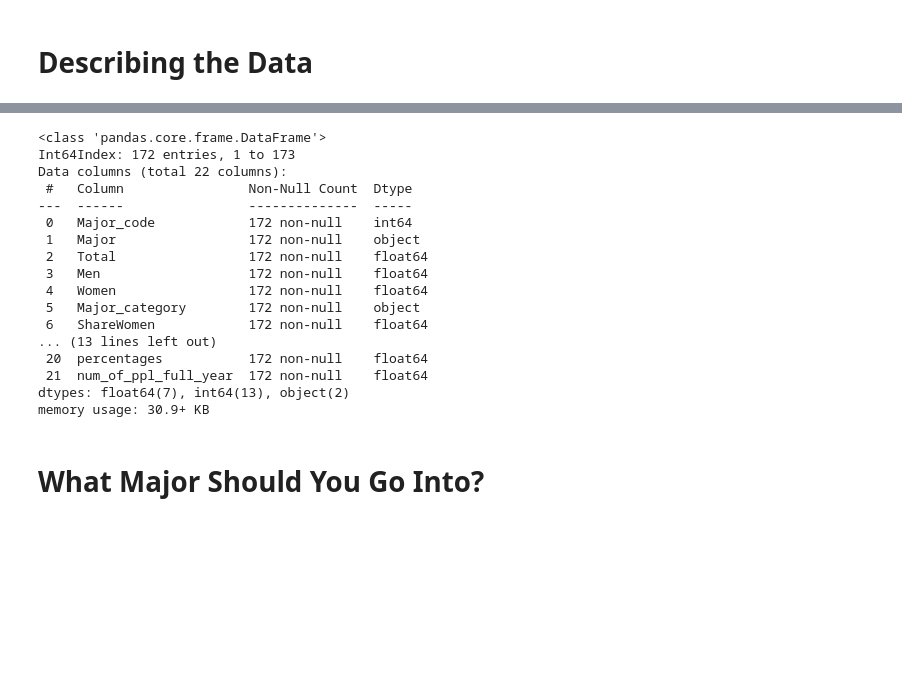
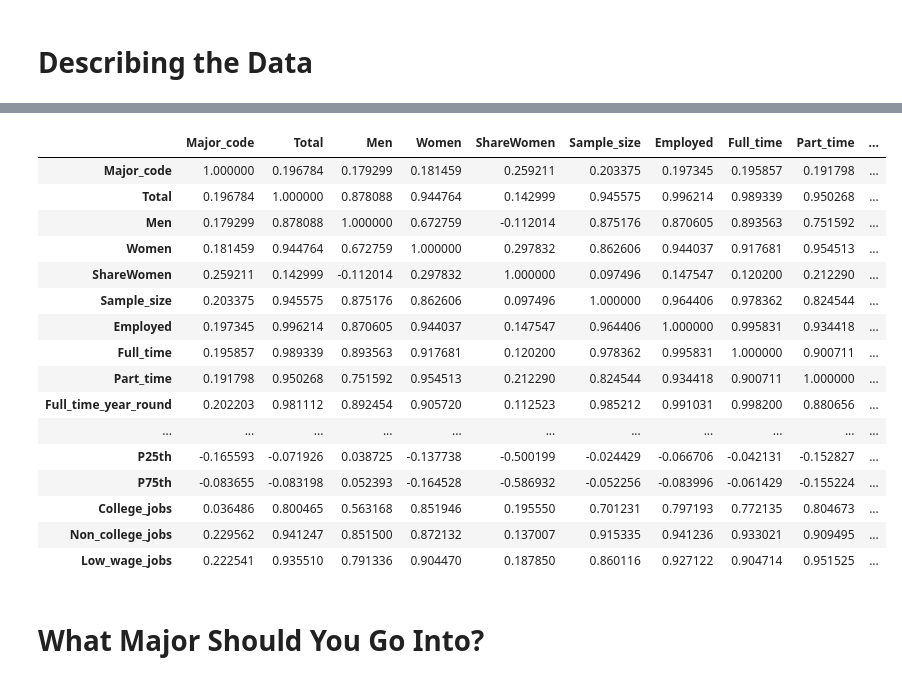
Before and after one commit to ekreher22/DataScience2021F, a Jupyter notebook: Unit 2/project2.ipynb, the cells around one changed output, grey strips where cells are left out. Cells and saved outputs as stored; diff of their text form; code cells hidden in the pictures; blank space fills up the shorter version.

```diff
--- a/Unit 2/project2.ipynb
+++ b/Unit 2/project2.ipynb
@@ -39,25 +39,25 @@ majors.describe()
 | 75% | 5503.250000 | 38909.750000 | 14631.000000 | 22553.750000 | 0.703299 | 339.000000 | 31701.25000 | 25447.250000 | 9981.000000 | ... |
 | max | 6403.000000 | 393735.000000 | 173809.000000 | 307087.000000 | 0.968954 | 4212.000000 | 307933.00000 | 251540.000000 | 115172.000000 | ... |
 # %%
-majors.info()
+majors.corr()
 # %% [output]
-<class 'pandas.core.frame.DataFrame'>
-Int64Index: 172 entries, 1 to 173
-Data columns (total 22 columns):
- #   Column                Non-Null Count  Dtype
----  ------                --------------  -----
- 0   Major_code            172 non-null    int64
- 1   Major                 172 non-null    object
- 2   Total                 172 non-null    float64
- 3   Men                   172 non-null    float64
- 4   Women                 172 non-null    float64
- 5   Major_category        172 non-null    object
- 6   ShareWomen            172 non-null    float64
-... (13 lines left out)
- 20  percentages           172 non-null    float64
- 21  num_of_ppl_full_year  172 non-null    float64
-dtypes: float64(7), int64(13), object(2)
-memory usage: 30.9+ KB
+|  | Major_code | Total | Men | Women | ShareWomen | Sample_size | Employed | Full_time | Part_time | ... |
+| Major_code | 1.000000 | 0.196784 | 0.179299 | 0.181459 | 0.259211 | 0.203375 | 0.197345 | 0.195857 | 0.191798 | ... |
+| Total | 0.196784 | 1.000000 | 0.878088 | 0.944764 | 0.142999 | 0.945575 | 0.996214 | 0.989339 | 0.950268 | ... |
+| Men | 0.179299 | 0.878088 | 1.000000 | 0.672759 | -0.112014 | 0.875176 | 0.870605 | 0.893563 | 0.751592 | ... |
+| Women | 0.181459 | 0.944764 | 0.672759 | 1.000000 | 0.297832 | 0.862606 | 0.944037 | 0.917681 | 0.954513 | ... |
+| ShareWomen | 0.259211 | 0.142999 | -0.112014 | 0.297832 | 1.000000 | 0.097496 | 0.147547 | 0.120200 | 0.212290 | ... |
+| Sample_size | 0.203375 | 0.945575 | 0.875176 | 0.862606 | 0.097496 | 1.000000 | 0.964406 | 0.978362 | 0.824544 | ... |
+| Employed | 0.197345 | 0.996214 | 0.870605 | 0.944037 | 0.147547 | 0.964406 | 1.000000 | 0.995831 | 0.934418 | ... |
+| Full_time | 0.195857 | 0.989339 | 0.893563 | 0.917681 | 0.120200 | 0.978362 | 0.995831 | 1.000000 | 0.900711 | ... |
+| Part_time | 0.191798 | 0.950268 | 0.751592 | 0.954513 | 0.212290 | 0.824544 | 0.934418 | 0.900711 | 1.000000 | ... |
+| Full_time_year_round | 0.202203 | 0.981112 | 0.892454 | 0.905720 | 0.112523 | 0.985212 | 0.991031 | 0.998200 | 0.880656 | ... |
+| ... | ... | ... | ... | ... | ... | ... | ... | ... | ... | ... |
+| P25th | -0.165593 | -0.071926 | 0.038725 | -0.137738 | -0.500199 | -0.024429 | -0.066706 | -0.042131 | -0.152827 | ... |
+| P75th | -0.083655 | -0.083198 | 0.052393 | -0.164528 | -0.586932 | -0.052256 | -0.083996 | -0.061429 | -0.155224 | ... |
+| College_jobs | 0.036486 | 0.800465 | 0.563168 | 0.851946 | 0.195550 | 0.701231 | 0.797193 | 0.772135 | 0.804673 | ... |
+| Non_college_jobs | 0.229562 | 0.941247 | 0.851500 | 0.872132 | 0.137007 | 0.915335 | 0.941236 | 0.933021 | 0.909495 | ... |
+| Low_wage_jobs | 0.222541 | 0.935510 | 0.791336 | 0.904470 | 0.187850 | 0.860116 | 0.927122 | 0.904714 | 0.951525 | ... |
 # %% [markdown]
 # What Major Should You Go Into?
 # %% [markdown]
```
Also changed, not shown: parts of 1 cell of this notebook.
